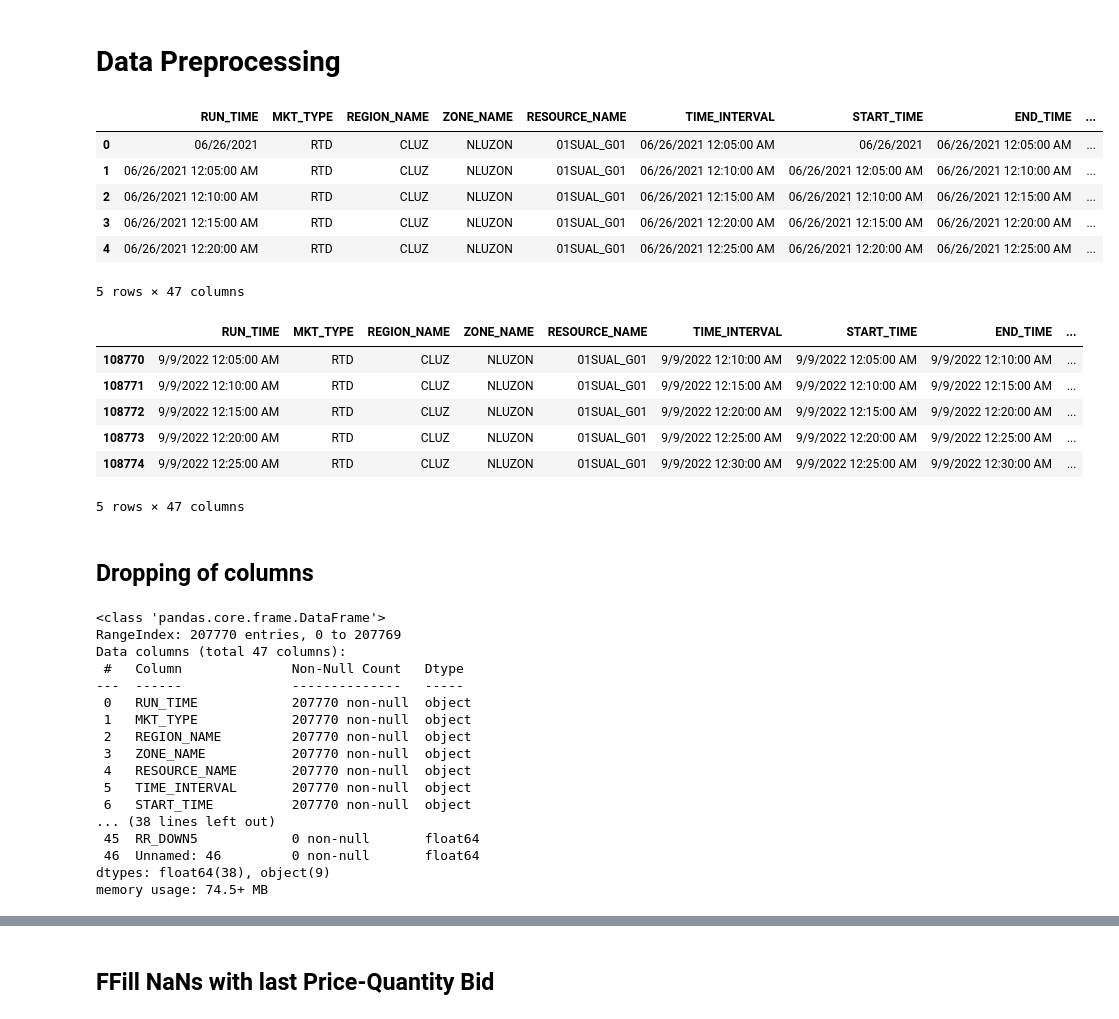
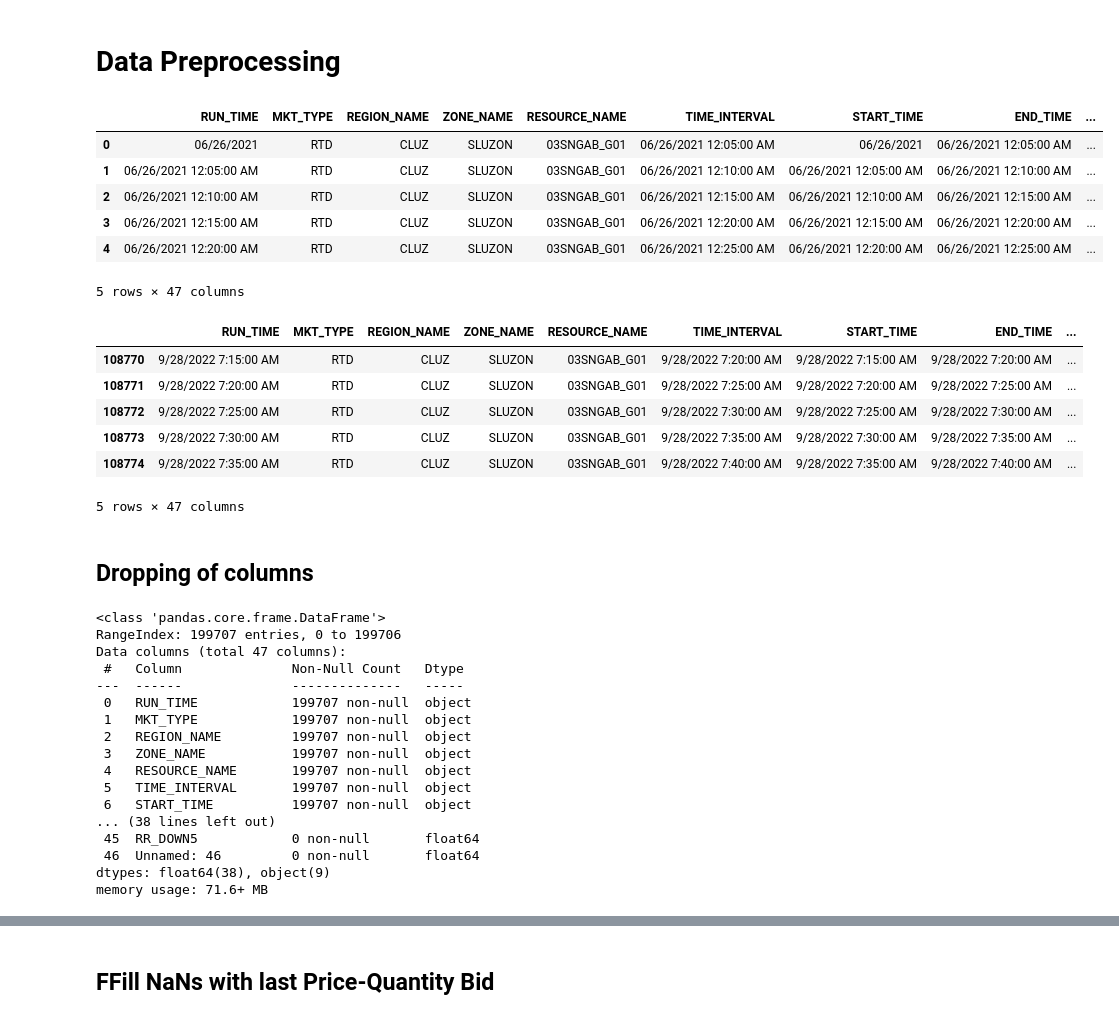
Before and after one commit to gbrosell/maroon-archers, a Jupyter notebook: 03SNGAB_G01_clustering.ipynb, the cells around one changed output, grey strips where cells are left out. Drawn from its saved outputs; the diff is of its cells as text; code cells hidden in the pictures.

```diff
--- a/03SNGAB_G01_clustering.ipynb
+++ b/03SNGAB_G01_clustering.ipynb
@@ -50,25 +23,25 @@ Successfully installed yellowbrick-1.5
 # %% [markdown]
 # Data Preprocessing
 # %%
-df = pd.read_csv('C:/Users/Francia/Desktop/data/Capstone/consolidated_csv_01SUAL_G01.csv')
+df = pd.read_csv('E:\Documents\Google Drive\Eskwelabs\Sprint 5 - Capstone\data\consolidated_csv_03SNGAB_G01.csv')
 df.head()
 # %% [output]
 |  | RUN_TIME | MKT_TYPE | REGION_NAME | ZONE_NAME | RESOURCE_NAME | TIME_INTERVAL | START_TIME | END_TIME | ... |
-| 0 | 06/26/2021 | RTD | CLUZ | NLUZON | 01SUAL_G01 | 06/26/2021 12:05:00 AM | 06/26/2021 | 06/26/2021 12:05:00 AM | ... |
-| 1 | 06/26/2021 12:05:00 AM | RTD | CLUZ | NLUZON | 01SUAL_G01 | 06/26/2021 12:10:00 AM | 06/26/2021 12:05:00 AM | 06/26/2021 12:10:00 AM | ... |
-| 2 | 06/26/2021 12:10:00 AM | RTD | CLUZ | NLUZON | 01SUAL_G01 | 06/26/2021 12:15:00 AM | 06/26/2021 12:10:00 AM | 06/26/2021 12:15:00 AM | ... |
-| 3 | 06/26/2021 12:15:00 AM | RTD | CLUZ | NLUZON | 01SUAL_G01 | 06/26/2021 12:20:00 AM | 06/26/2021 12:15:00 AM | 06/26/2021 12:20:00 AM | ... |
-| 4 | 06/26/2021 12:20:00 AM | RTD | CLUZ | NLUZON | 01SUAL_G01 | 06/26/2021 12:25:00 AM | 06/26/2021 12:20:00 AM | 06/26/2021 12:25:00 AM | ... |
+| 0 | 06/26/2021 | RTD | CLUZ | SLUZON | 03SNGAB_G01 | 06/26/2021 12:05:00 AM | 06/26/2021 | 06/26/2021 12:05:00 AM | ... |
+| 1 | 06/26/2021 12:05:00 AM | RTD | CLUZ | SLUZON | 03SNGAB_G01 | 06/26/2021 12:10:00 AM | 06/26/2021 12:05:00 AM | 06/26/2021 12:10:00 AM | ... |
+| 2 | 06/26/2021 12:10:00 AM | RTD | CLUZ | SLUZON | 03SNGAB_G01 | 06/26/2021 12:15:00 AM | 06/26/2021 12:10:00 AM | 06/26/2021 12:15:00 AM | ... |
+| 3 | 06/26/2021 12:15:00 AM | RTD | CLUZ | SLUZON | 03SNGAB_G01 | 06/26/2021 12:20:00 AM | 06/26/2021 12:15:00 AM | 06/26/2021 12:20:00 AM | ... |
+| 4 | 06/26/2021 12:20:00 AM | RTD | CLUZ | SLUZON | 03SNGAB_G01 | 06/26/2021 12:25:00 AM | 06/26/2021 12:20:00 AM | 06/26/2021 12:25:00 AM | ... |
 5 rows × 47 columns
 # %%
 df.iloc[108770:108775]
 # %% [output]
 |  | RUN_TIME | MKT_TYPE | REGION_NAME | ZONE_NAME | RESOURCE_NAME | TIME_INTERVAL | START_TIME | END_TIME | ... |
-| 108770 | 9/9/2022 12:05:00 AM | RTD | CLUZ | NLUZON | 01SUAL_G01 | 9/9/2022 12:10:00 AM | 9/9/2022 12:05:00 AM | 9/9/2022 12:10:00 AM | ... |
-| 108771 | 9/9/2022 12:10:00 AM | RTD | CLUZ | NLUZON | 01SUAL_G01 | 9/9/2022 12:15:00 AM | 9/9/2022 12:10:00 AM | 9/9/2022 12:15:00 AM | ... |
-| 108772 | 9/9/2022 12:15:00 AM | RTD | CLUZ | NLUZON | 01SUAL_G01 | 9/9/2022 12:20:00 AM | 9/9/2022 12:15:00 AM | 9/9/2022 12:20:00 AM | ... |
-| 108773 | 9/9/2022 12:20:00 AM | RTD | CLUZ | NLUZON | 01SUAL_G01 | 9/9/2022 12:25:00 AM | 9/9/2022 12:20:00 AM | 9/9/2022 12:25:00 AM | ... |
-| 108774 | 9/9/2022 12:25:00 AM | RTD | CLUZ | NLUZON | 01SUAL_G01 | 9/9/2022 12:30:00 AM | 9/9/2022 12:25:00 AM | 9/9/2022 12:30:00 AM | ... |
+| 108770 | 9/28/2022 7:15:00 AM | RTD | CLUZ | SLUZON | 03SNGAB_G01 | 9/28/2022 7:20:00 AM | 9/28/2022 7:15:00 AM | 9/28/2022 7:20:00 AM | ... |
+| 108771 | 9/28/2022 7:20:00 AM | RTD | CLUZ | SLUZON | 03SNGAB_G01 | 9/28/2022 7:25:00 AM | 9/28/2022 7:20:00 AM | 9/28/2022 7:25:00 AM | ... |
+| 108772 | 9/28/2022 7:25:00 AM | RTD | CLUZ | SLUZON | 03SNGAB_G01 | 9/28/2022 7:30:00 AM | 9/28/2022 7:25:00 AM | 9/28/2022 7:30:00 AM | ... |
+| 108773 | 9/28/2022 7:30:00 AM | RTD | CLUZ | SLUZON | 03SNGAB_G01 | 9/28/2022 7:35:00 AM | 9/28/2022 7:30:00 AM | 9/28/2022 7:35:00 AM | ... |
+| 108774 | 9/28/2022 7:35:00 AM | RTD | CLUZ | SLUZON | 03SNGAB_G01 | 9/28/2022 7:40:00 AM | 9/28/2022 7:35:00 AM | 9/28/2022 7:40:00 AM | ... |
 5 rows × 47 columns
 # %% [markdown]
 ## Dropping of columns
@@ -76,22 +49,22 @@ df.iloc[108770:108775]
 df.info()
 # %% [output]
 <class 'pandas.core.frame.DataFrame'>
-RangeIndex: 207770 entries, 0 to 207769
+RangeIndex: 199707 entries, 0 to 199706
 Data columns (total 47 columns):
  #   Column              Non-Null Count   Dtype
 ---  ------              --------------   -----
- 0   RUN_TIME            207770 non-null  object
- 1   MKT_TYPE            207770 non-null  object
- 2   REGION_NAME         207770 non-null  object
- 3   ZONE_NAME           207770 non-null  object
- 4   RESOURCE_NAME       207770 non-null  object
- 5   TIME_INTERVAL       207770 non-null  object
- 6   START_TIME          207770 non-null  object
+ 0   RUN_TIME            199707 non-null  object
+ 1   MKT_TYPE            199707 non-null  object
+ 2   REGION_NAME         199707 non-null  object
+ 3   ZONE_NAME           199707 non-null  object
+ 4   RESOURCE_NAME       199707 non-null  object
+ 5   TIME_INTERVAL       199707 non-null  object
+ 6   START_TIME          199707 non-null  object
 ... (38 lines left out)
  45  RR_DOWN5            0 non-null       float64
  46  Unnamed: 46         0 non-null       float64
 dtypes: float64(38), object(9)
-memory usage: 74.5+ MB
+memory usage: 71.6+ MB
 # %%
 # Define the columns containing price-quantity pairs and timestamps
 price_columns = [f'PRICE{i}' for i in range(1, 12)]
```
Also changed, not shown: parts of 23 cells of this notebook.
